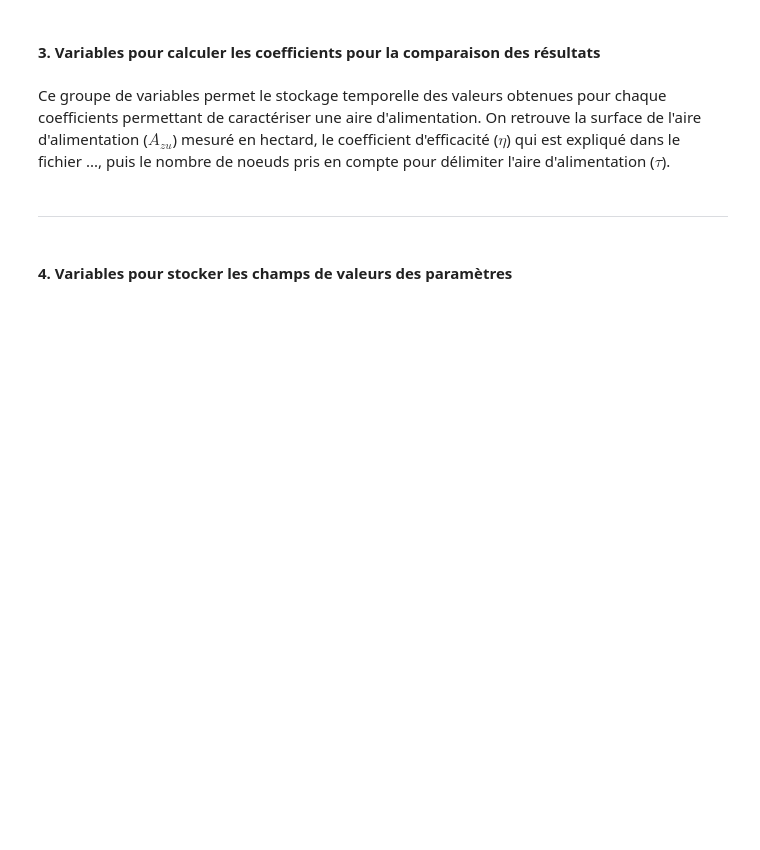
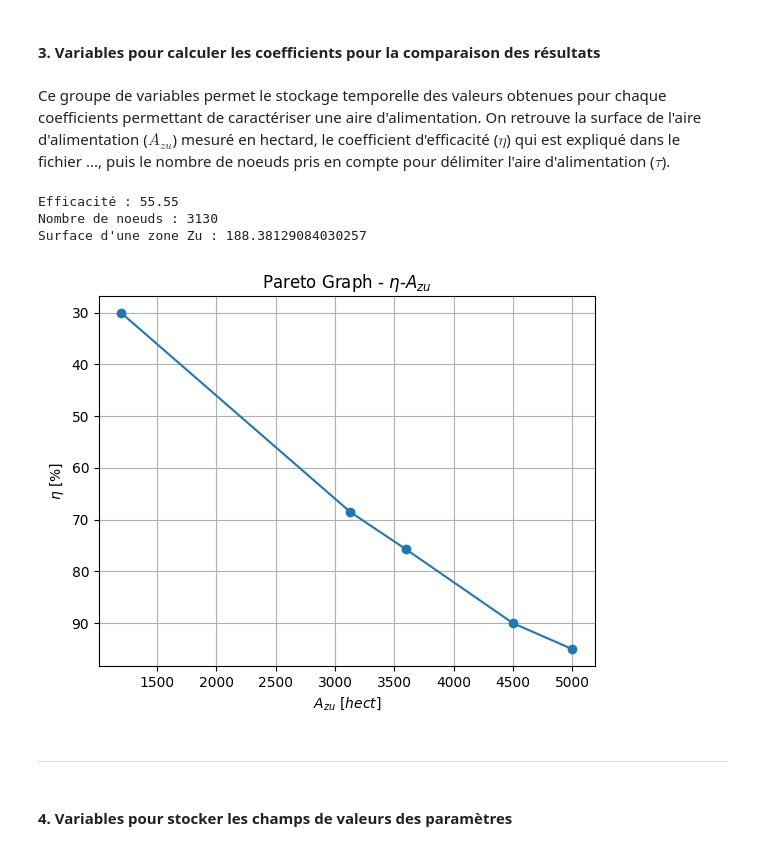
Before and after one commit to DanBJ/zuper, a Jupyter notebook: Examples/02_instance_variables.ipynb, the cells around one changed output. Saved outputs shown, nothing was run; the diff lists cells and outputs as text; code cells hidden in the pictures; blank space fills up the shorter version.

```diff
--- a/Examples/02_instance_variables.ipynb
+++ b/Examples/02_instance_variables.ipynb
@@ -204,7 +61,7 @@ Supermesh:
 # %% [markdown]
 Cette variable est donc la racine du fichier Feflow initialisé dans le programme informatique ZuPer, et est obtenue en utilisant la méthode <b>ifm.loadDocument</b> en utilisant l'url du fichier Feflow de la manière suivante :
 # %%
-doc = ifm.loadDocument(r'C:\zuper\final_case.fem')
+doc = data.doc
 # %% [markdown]
 #### 2. Variables pour les propriétés du maillage utilisé et retrouvé dans le fichier Feflow
 # %% [markdown]
@@ -308,7 +187,29 @@ Ce groupe de variables permet le stockage temporelle des valeurs obtenues pour c
 # %%
 n = 55.55
 tau = 3130
 a_zu = tau * s / 10000
+
+print("Efficacité : "+str(n))
+print("Nombre de noeuds : "+str(tau))
+print("Surface d'une zone Zu : "+str(a_zu))
+print("\n\n")
+
+tab_n = [30.12, 68.55, 75.76, 90.0, 95.0]
+tab_a_zu = [1200, 3130, 3600, 4500, 5000]
+
+plt.figure()
+plt.plot(tab_a_zu, tab_n, 'o-')
+plt.grid()
+plt.gca().invert_yaxis()
+plt.xlabel(r'$A_{zu}$ [$hect$]')
+plt.ylabel(r'$\eta$ [%]')
+plt.title(r'Pareto Graph - $\eta$-$A_{zu}$')
+plt.show()
+# %% [output]
+Efficacité : 55.55
+Nombre de noeuds : 3130
+Surface d'une zone Zu : 188.38129084030257
+[figure, added]
 # %% [markdown]
 -----------------------------------------------------------------------------------------------------------------------------------------------------------
 # %% [markdown]
```
Also changed, not shown: parts of 24 cells of this notebook.
